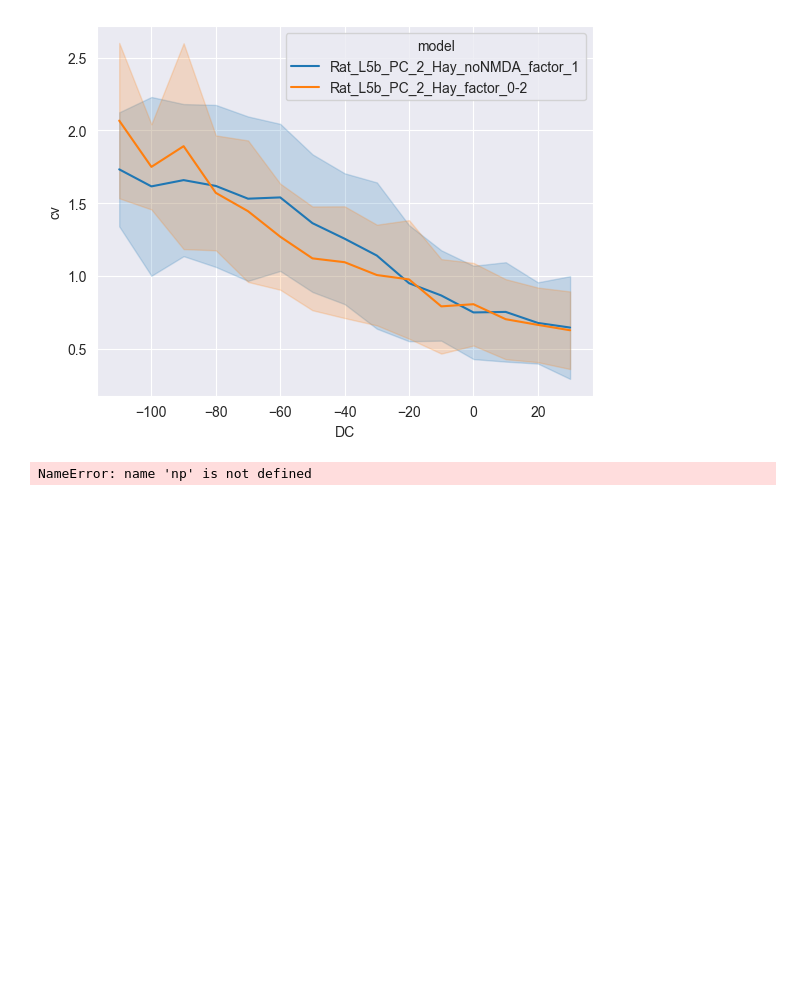
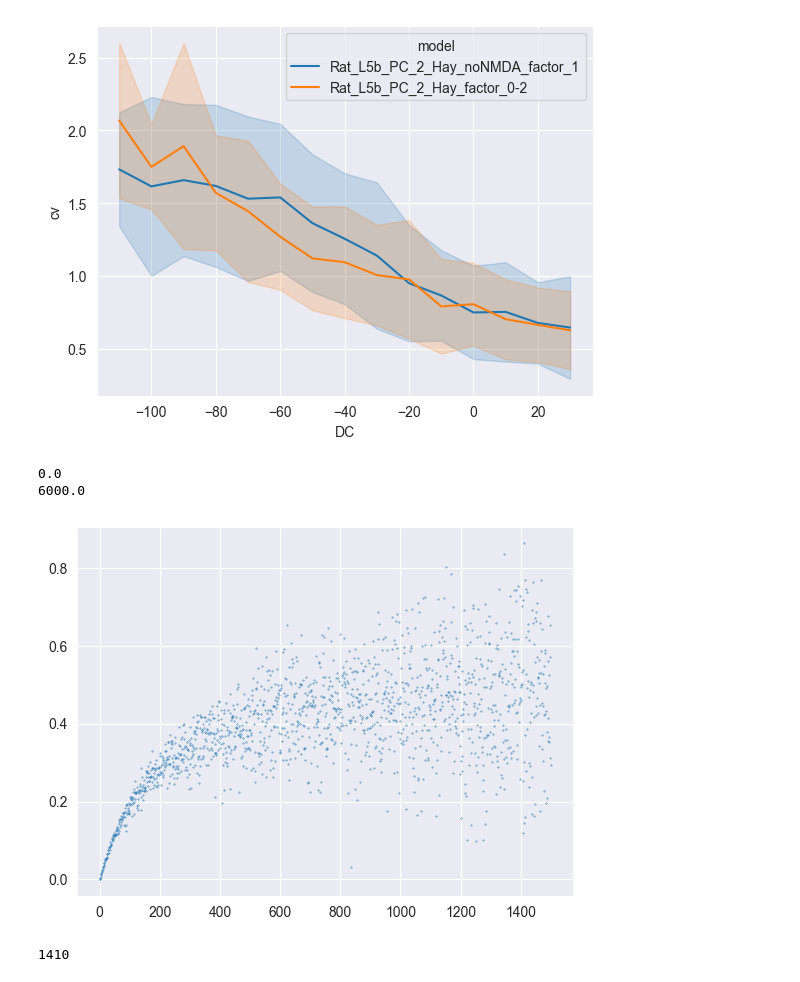
Before and after one commit to NitzanLux/neuron_mi, a Jupyter notebook: isi_evaluation.ipynb, the cells around one changed output. Cells and saved outputs as stored; diff of their text form; code cells hidden in the pictures; blank space fills up the shorter version.

```diff
--- a/isi_evaluation.ipynb
+++ b/isi_evaluation.ipynb
@@ -58,33 +58,40 @@ sns.lineplot(df, x='DC', y='cv', hue='model', errorbar='sd')
 # %%
 import matplotlib.pyplot as plt
 size=6000
 jumps=100
 a_regular = np.zeros((size,))+jumps
 print(a_regular.std() / a_regular.mean())
 
 genereate_less_regular = lambda x: a_regular+np.random.randint(0,x,size=size) if x>0 else a_regular
 c_cv = lambda x:x.std()/x.mean()
 cv_arr = []
 max_length=0
+r_c_arr=[]
 r_arr=[]
 x=list(range(size//4))
 for i in x:
     r= genereate_less_regular(i)
+
     r_a=np.array(r).cumsum()
     # r_a=r_a
     mask=size-r_a
     mask[mask<0]=None
     r = r[:np.nanargmin(np.abs(mask))]
     max_length=max(max_length,r_a[r.shape[0]])
+    r_c_arr.append(r_a[:np.nanargmin(np.abs(mask))])
+
     r_arr.append(r)
     # print(r.sum())
     cv_arr.append(c_cv(r))
 print(max_length)
 plt.scatter(x,cv_arr,s=0.1)
 plt.show()
 print(np.argmin(np.abs(np.array(cv_arr)-1)))
 # %% [output]
-NameError: name 'np' is not defined
+0.0
+6000.0
+[figure, added]
+1410
 # %%
 r= genereate_less_regular(3000)
 r_a=np.array(r).cumsum()
```
Also changed, not shown: parts of 5 cells of this notebook, 2 other files.
